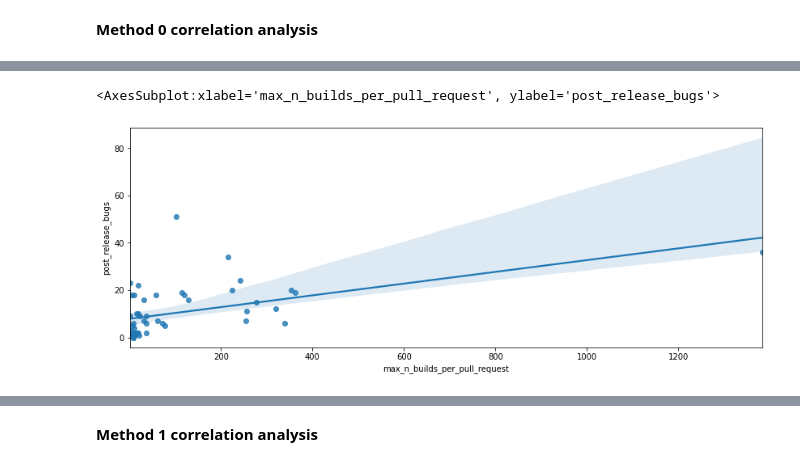
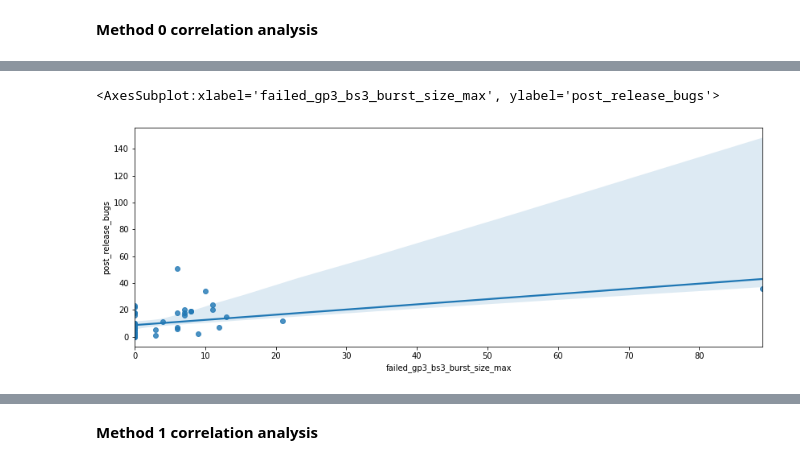
Before and after one commit to IncioMan/Continuous-Integration-metrics-for-post-release-bugs-prediction, a Jupyter notebook: notebooks/analysis/Machine_learning.ipynb, the cells around one changed output, grey strips where cells are left out. Saved outputs shown, nothing was run; the diff lists cells and outputs as text; code cells hidden in the pictures.

```diff
--- a/notebooks/analysis/Machine_learning.ipynb
+++ b/notebooks/analysis/Machine_learning.ipynb
@@ -114,0 +241,19 @@ iterative_pr_head_ref_cherry_picked (52, 214)
+# %%
+methods_fully_correlated_features = {}
+for method in methods:
+    corr_matrix = methods_indep_var[method].corr().abs()
+    sol = (corr_matrix.where(np.triu(np.ones(corr_matrix.shape), k=1).astype(np.bool))
+                      .stack()
+                      .sort_values(ascending=False)).round(decimals = 3)
+    methods_fully_correlated_features[method] = sol[sol > 0.999]
+# %%
+methods_corr_cols_to_remove = {}
+for method in methods:
+    cols_to_remove = set()
+    for pair in methods_fully_correlated_features[method].index:
+        if((pair[1] in cols_to_remove) or (pair[0] in cols_to_remove)):
+            continue
+        else:
+            cols_to_remove.add(pair[0])
+    methods_corr_cols_to_remove[method] = cols_to_remove
+    print(method, len(cols_to_remove))
@@ -114,0 +265,4 @@ iterative_pr_head_ref_cherry_picked (52, 214)
+# %%
+for method in methods:
+    print(method, len([col for col in methods_corr_cols_to_remove[method] if "burst" in col])\
+          /len(methods_corr_cols_to_remove[method]))
@@ -114,0 +297,5 @@ iterative_pr_head_ref_cherry_picked (52, 214)
+# %%
+for method in methods:
+    cols_to_remove = methods_corr_cols_to_remove[method]
+    methods_indep_var[method] = methods_indep_var[method].drop(columns=cols_to_remove, errors="ignore")
+    print(methods_indep_var[method].shape)
@@ -197,7 +481,7 @@ Text(0.5, 1.0, 'Top 20 spearman rank correlations with post release bugs (no bur
 # %%
 df_ind = methods_indep_var[methods[0]]
 df_dep = methods_dep_var[methods[0]]
-sns.regplot(df_ind.max_n_builds_per_pull_request, df_dep.post_release_bugs)
+sns.regplot(df_ind.failed_gp3_bs3_burst_size_max, df_dep.post_release_bugs)
 # %% [output]
-<AxesSubplot:xlabel='max_n_builds_per_pull_request', ylabel='post_release_bugs'>
+<AxesSubplot:xlabel='failed_gp3_bs3_burst_size_max', ylabel='post_release_bugs'>
-[figure, old version]
+[figure, new version]
```
Also changed, not shown: parts of 62 cells of this notebook, 9 other files.
